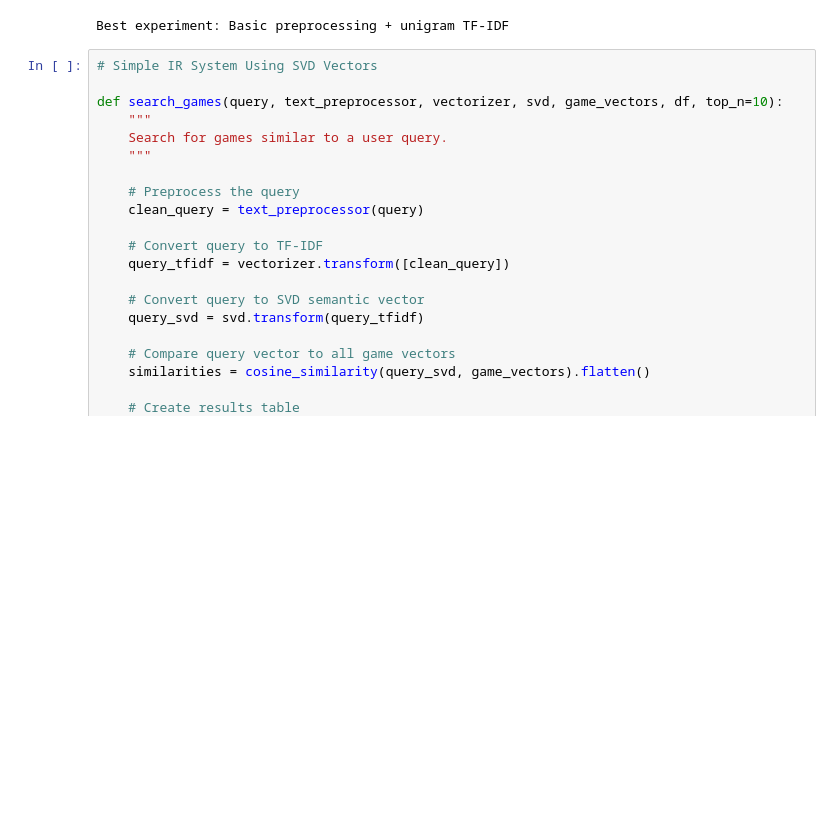
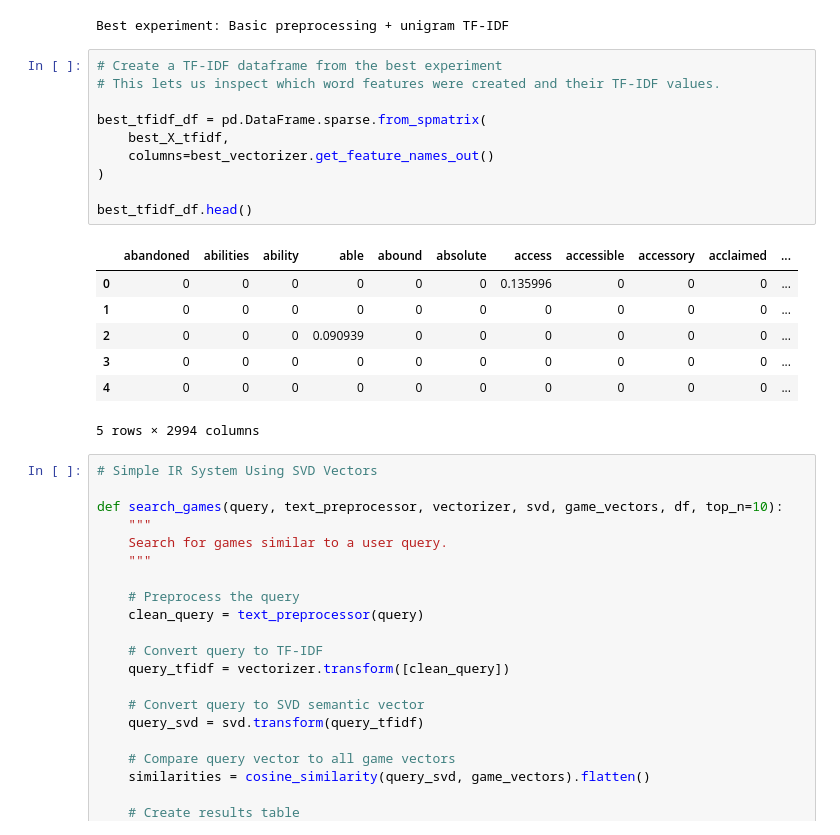
Before and after one commit to qigol/ml1-project-lt4, a Jupyter notebook: working-notebooks/brit/svd.ipynb, the cells around one changed output. Saved outputs shown, nothing was run; the diff lists cells and outputs as text; blank space fills up the shorter version.

```diff
--- a/working-notebooks/brit/svd.ipynb
+++ b/working-notebooks/brit/svd.ipynb
@@ -307,6 +307,24 @@ best_X_tfidf = best_output["X_tfidf"]
 best_X_svd = best_output["X_svd"]
 # %% [output]
 Best experiment: Basic preprocessing + unigram TF-IDF
+# %%
+# Create a TF-IDF dataframe from the best experiment
+# This lets us inspect which word features were created and their TF-IDF values.
+
+best_tfidf_df = pd.DataFrame.sparse.from_spmatrix(
+    best_X_tfidf,
+    columns=best_vectorizer.get_feature_names_out()
+)
+
+best_tfidf_df.head()
+# %% [output]
+|  | abandoned | abilities | ability | able | abound | absolute | access | accessible | accessory | acclaimed | ... |
+| 0 | 0 | 0 | 0 | 0 | 0 | 0 | 0.135996 | 0 | 0 | 0 | ... |
+| 1 | 0 | 0 | 0 | 0 | 0 | 0 | 0 | 0 | 0 | 0 | ... |
+| 2 | 0 | 0 | 0 | 0.090939 | 0 | 0 | 0 | 0 | 0 | 0 | ... |
+| 3 | 0 | 0 | 0 | 0 | 0 | 0 | 0 | 0 | 0 | 0 | ... |
+| 4 | 0 | 0 | 0 | 0 | 0 | 0 | 0 | 0 | 0 | 0 | ... |
+5 rows × 2994 columns
 # %%
 # Simple IR System Using SVD Vectors
 
```
